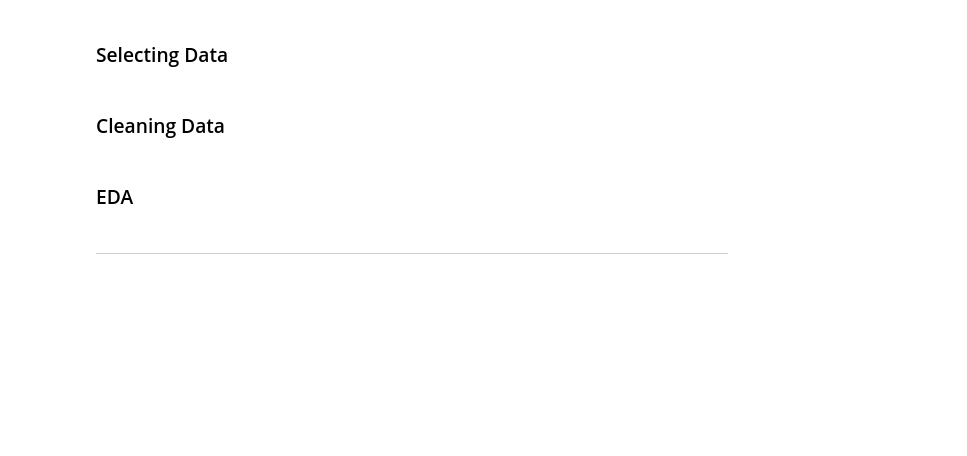
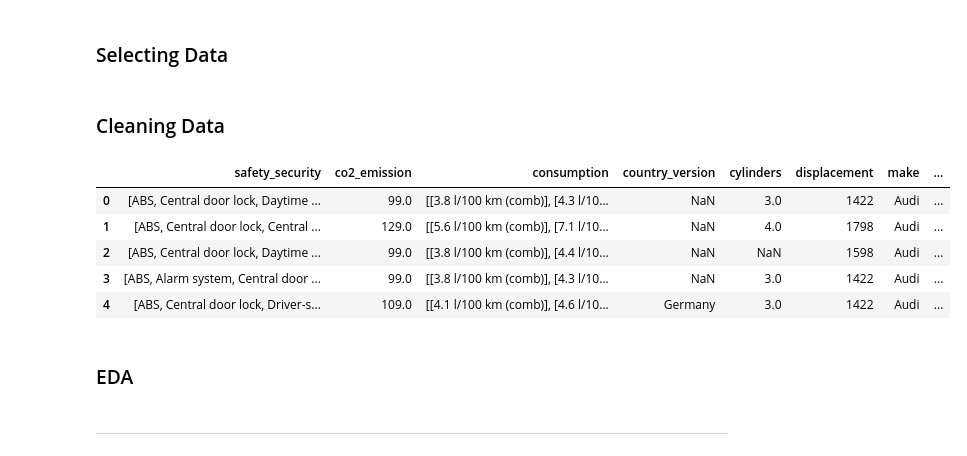
Before and after one commit to kaymal/price-prediction, a Jupyter notebook: data-understanding-preparation.ipynb, the cells around one changed output. Saved outputs shown, nothing was run; the diff lists cells and outputs as text; code cells hidden in the pictures; blank space fills up the shorter version.

Commit message:
Clean first batch of columns

```diff
--- a/data-understanding-preparation.ipynb
+++ b/data-understanding-preparation.ipynb
@@ -41,8 +91,39 @@ pd.set_option('max_colwidth',20)
 # %% [markdown]
 ### Tidying Data
+# %%
+def name_columns(data):
+    '''
+    Name columns with underscore(_) convention.
+    '''
+    # Clean "\n"s from the column names
+    data.columns = data.columns.str.strip("\n")
+
+    # Make lowercase
+    data.columns = data.columns.str.lower()
+
+    # Replace space with underscore(_)
+    data.columns = data.columns.str.replace(" ", "_")
+
+    # Replace . with ""
+    data.columns = data.columns.str.replace(".", "")
+
+    # Replace "_&_" with "&"
+    data.columns = data.columns.str.replace("_&_", "_")
+
+    # Replace "-" with "_"
+    data.columns = data.columns.str.replace("-", "_")
+
+    return data.columns
+# %%
+# Tidy column names
+autos.columns = name_columns(autos)
 # %% [markdown]
 ---
 # %% [markdown]
 ## Data Preparation
 # %% [markdown]
 ### Selecting Data
+# %%
+t_cols = ['safety_security', 'co2_emission', 'consumption', 'country_version',
+          'cylinders', 'displacement', 'make', 'model', 'model_code', 'next_inspection',
+          'non_smoking_vehicle', 'body_type', 'description', "hp", 'kw', 'km', "make_model", "offer_number"]
@@ -51,3 +199,14 @@ pd.set_option('max_colwidth',20)
+# %%
+df_t = clean_t(autos[t_cols])
+# %%
+df_t.head()
+# %% [output]
+|  | safety_security | co2_emission | consumption | country_version | cylinders | displacement | make | ... |
+| 0 | [ABS, Central door lock, Daytime ... | 99.0 | [[3.8 l/100 km (comb)], [4.3 l/10... | NaN | 3.0 | 1422 | Audi | ... |
+| 1 | [ABS, Central door lock, Central ... | 129.0 | [[5.6 l/100 km (comb)], [7.1 l/10... | NaN | 4.0 | 1798 | Audi | ... |
+| 2 | [ABS, Central door lock, Daytime ... | 99.0 | [[3.8 l/100 km (comb)], [4.4 l/10... | NaN | NaN | 1598 | Audi | ... |
+| 3 | [ABS, Alarm system, Central door ... | 99.0 | [[3.8 l/100 km (comb)], [4.3 l/10... | NaN | 3.0 | 1422 | Audi | ... |
+| 4 | [ABS, Central door lock, Driver-s... | 109.0 | [[4.1 l/100 km (comb)], [4.6 l/10... | Germany | 3.0 | 1422 | Audi | ... |
 # %% [markdown]
 ### EDA
 # %% [markdown]
```
Also changed, not shown: parts of 8 cells of this notebook.
